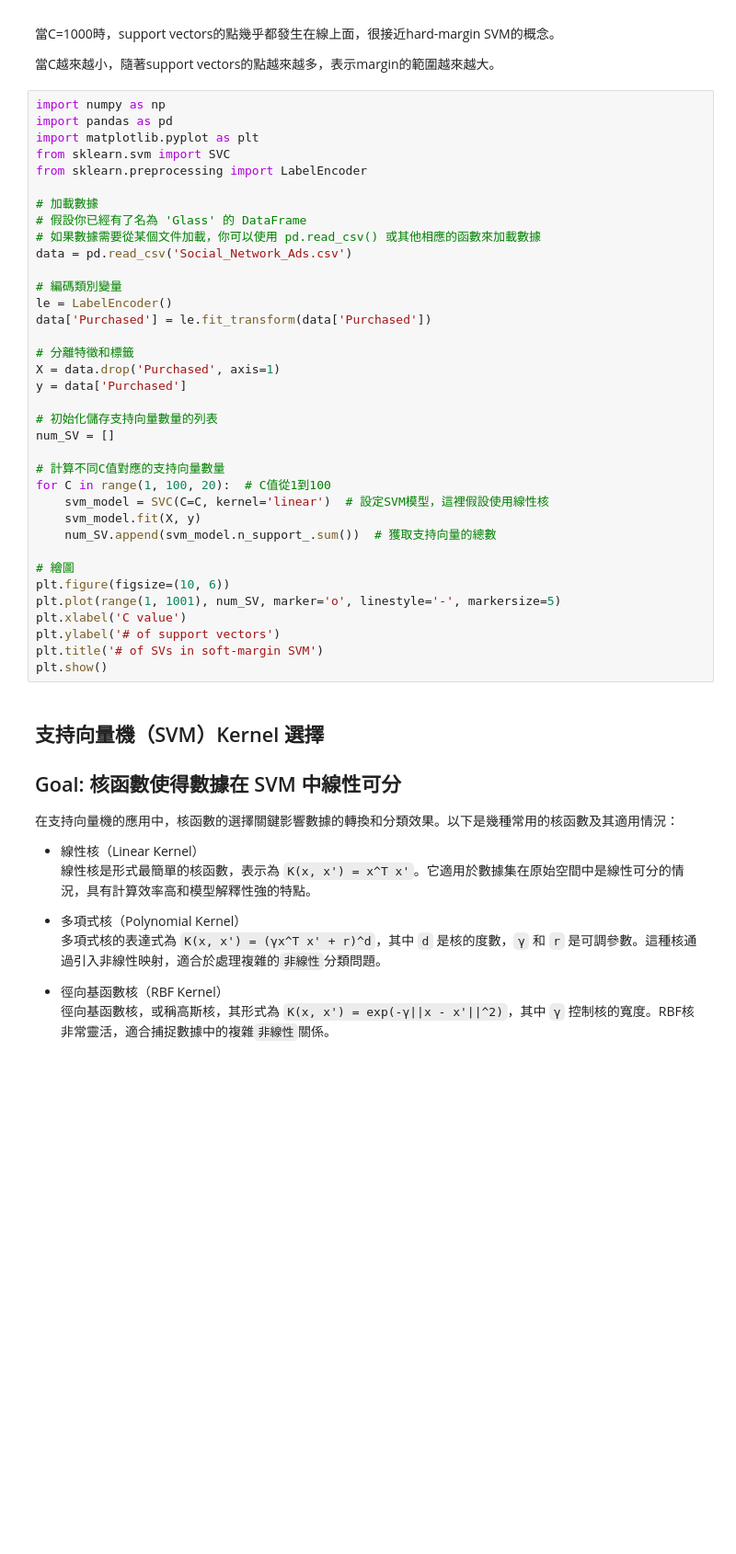
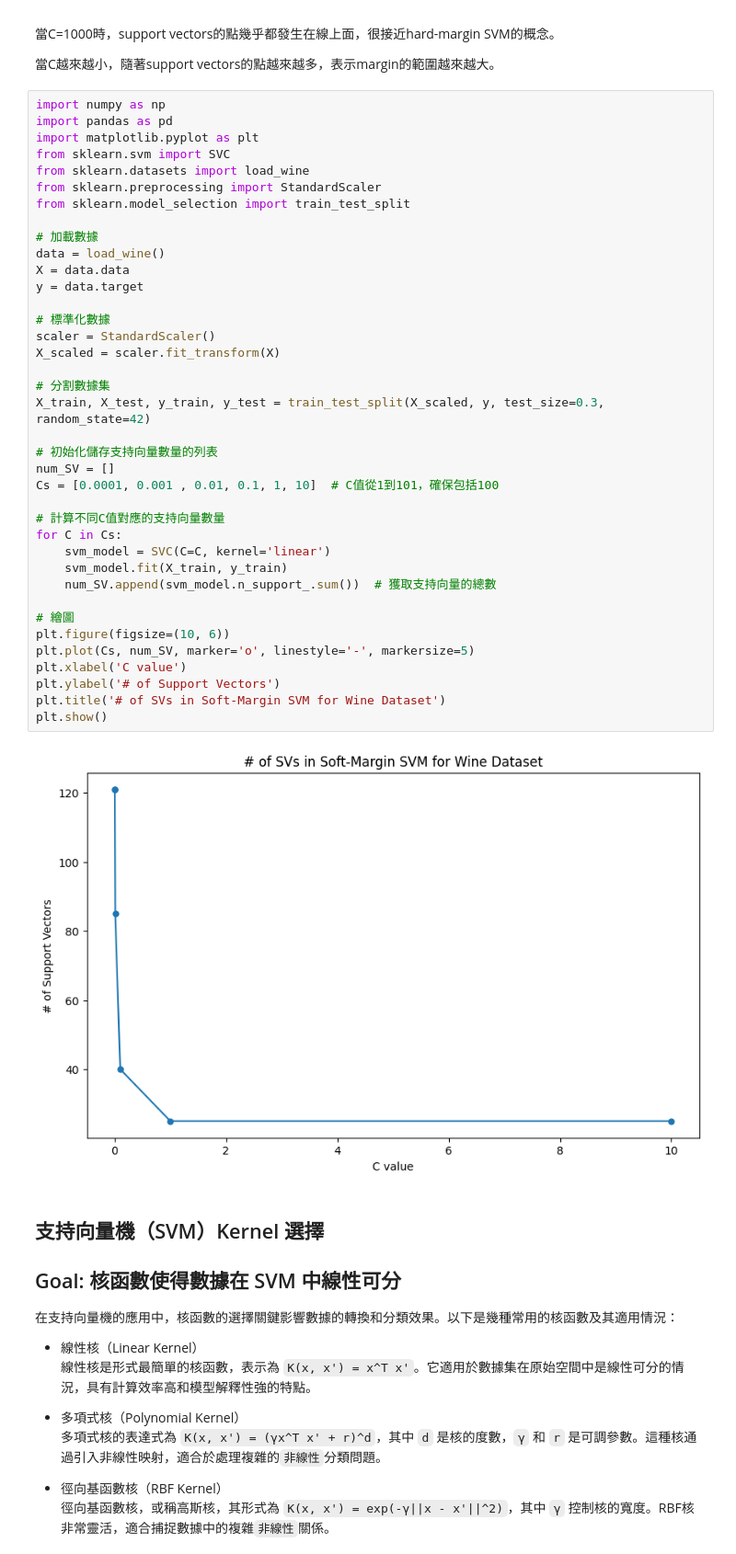
Before and after one commit to Zenobia000/MachineLearning-ds-fundamental, a Jupyter notebook: MachienLearning_v3/Part 3 - Classification/Section 16 - Support Vector Machine (SVM)/Python/support_vector_machine.ipynb, the cells around one changed output. Shown at 92% size. Cells and saved outputs as stored; diff of their text form; blank space fills up the shorter version.

```diff
--- a/MachienLearning_v3/Part 3 - Classification/Section 16 - Support Vector Machine (SVM)/Python/support_vector_machine.ipynb
+++ b/MachienLearning_v3/Part 3 - Classification/Section 16 - Support Vector Machine (SVM)/Python/support_vector_machine.ipynb
@@ -287,39 +287,43 @@ plt.show()
 # %%
 import numpy as np
 import pandas as pd
 import matplotlib.pyplot as plt
 from sklearn.svm import SVC
-from sklearn.preprocessing import LabelEncoder
+from sklearn.datasets import load_wine
+from sklearn.preprocessing import StandardScaler
+from sklearn.model_selection import train_test_split
 
 # 加載數據
-# 假設你已經有了名為 'Glass' 的 DataFrame
-# 如果數據需要從某個文件加載，你可以使用 pd.read_csv() 或其他相應的函數來加載數據
-data = pd.read_csv('Social_Network_Ads.csv')
+data = load_wine()
+X = data.data
+y = data.target
 
-# 編碼類別變量
-le = LabelEncoder()
-data['Purchased'] = le.fit_transform(data['Purchased'])
+# 標準化數據
+scaler = StandardScaler()
+X_scaled = scaler.fit_transform(X)
 
-# 分離特徵和標籤
-X = data.drop('Purchased', axis=1)
-y = data['Purchased']
+# 分割數據集
+X_train, X_test, y_train, y_test = train_test_split(X_scaled, y, test_size=0.3, random_state=42)
 
 # 初始化儲存支持向量數量的列表
 num_SV = []
+Cs = [0.0001, 0.001 , 0.01, 0.1, 1, 10]  # C值從1到101，確保包括100
 
 # 計算不同C值對應的支持向量數量
-for C in range(1, 100, 20):  # C值從1到100
-    svm_model = SVC(C=C, kernel='linear')  # 設定SVM模型，這裡假設使用線性核
-    svm_model.fit(X, y)
+for C in Cs:
+    svm_model = SVC(C=C, kernel='linear')
+    svm_model.fit(X_train, y_train)
     num_SV.append(svm_model.n_support_.sum())  # 獲取支持向量的總數
 
 # 繪圖
 plt.figure(figsize=(10, 6))
-plt.plot(range(1, 1001), num_SV, marker='o', linestyle='-', markersize=5)
+plt.plot(Cs, num_SV, marker='o', linestyle='-', markersize=5)
 plt.xlabel('C value')
-plt.ylabel('# of support vectors')
-plt.title('# of SVs in soft-margin SVM')
+plt.ylabel('# of Support Vectors')
+plt.title('# of SVs in Soft-Margin SVM for Wine Dataset')
 plt.show()
+# %% [output]
+[figure, added]
 # %% [markdown]
 ## 支持向量機（SVM）Kernel 選擇
 
```
Also changed, not shown: parts of 6 cells of this notebook, 2 other files.
